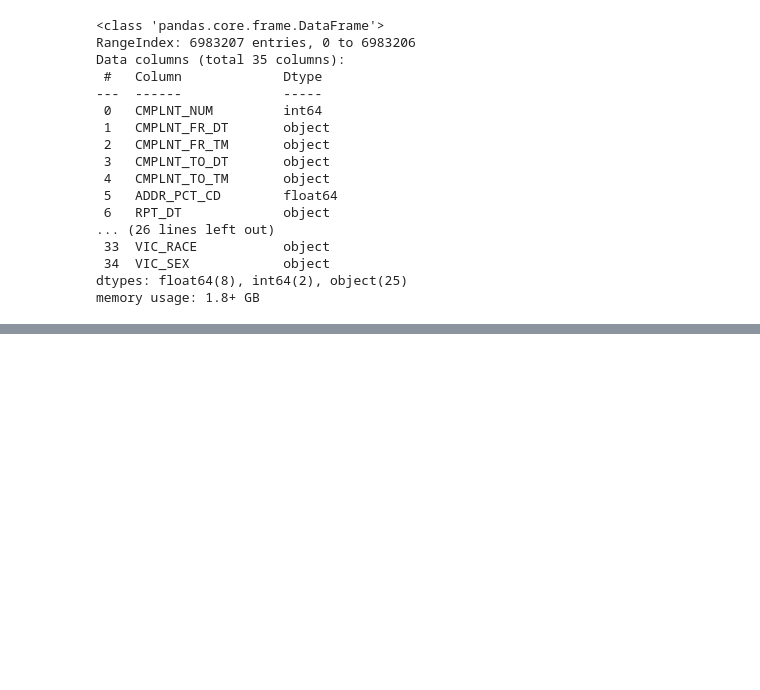
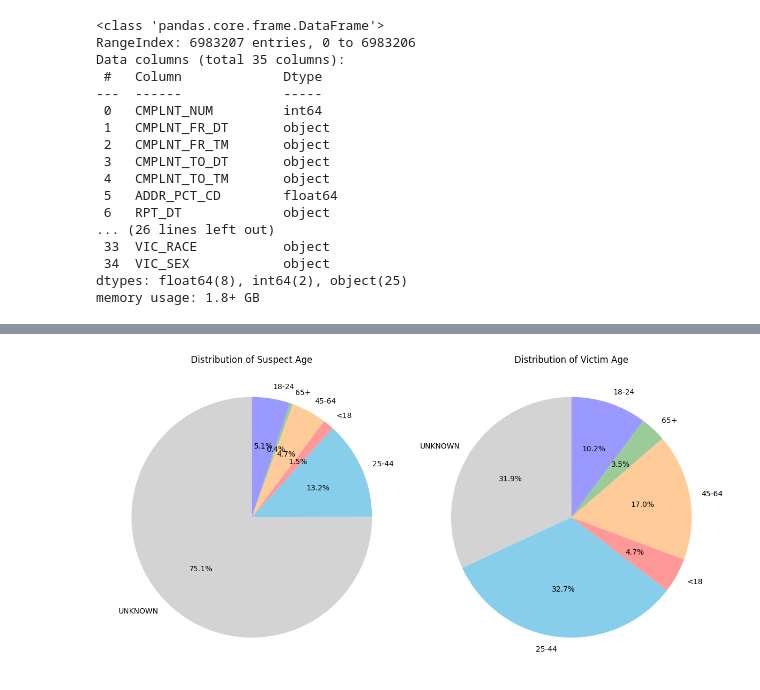
Before and after one commit to amenallahbenothmen/NYC_Crime_Complaint_Prediction, a Jupyter notebook: Data_Cleaning.ipynb, the cells around one changed output, grey strips where cells are left out. Cells and saved outputs as stored; diff of their text form; code cells hidden in the pictures; blank space fills up the shorter version.

```diff
--- a/Data_Cleaning.ipynb
+++ b/Data_Cleaning.ipynb
@@ -47,0 +447,4 @@ memory usage: 1.8+ GB
+# %%
+valid_age = ['UNKNOWN', '25-44', '<18', '45-64', '65+', '18-24']
+df.loc[~df['Suspect_Age'].isin(valid_age),'Suspect_Age'] = 'UNKNOWN'
+df.loc[~df['Victim_Age'].isin(valid_age),'Victim_Age'] = 'UNKNOWN'
@@ -47,0 +464,6 @@ memory usage: 1.8+ GB
+# %%
+df['Suspect_Race'] = df['Suspect_Race'].fillna('UNKNOWN')
+df['Victim_Race'] = df['Victim_Race'].fillna('UNKNOWN')
+
+df['Suspect_Gender'] = df['Suspect_Gender'].fillna('U')
+df['Victim_Gender'] = df['Victim_Gender'].fillna('U')
@@ -47,0 +491,3 @@ memory usage: 1.8+ GB
+# %%
+df['End_Datetime'] = df['End_Datetime'].fillna(df['Start_Datetime'])
+df['Duration_Hours'] = df['Duration_Hours'].fillna(0)
@@ -47,0 +505,2 @@ memory usage: 1.8+ GB
+# %%
+df.dropna(inplace=True)
@@ -47,0 +529,38 @@ memory usage: 1.8+ GB
+# %%
+valid_age = ['UNKNOWN', '25-44', '<18', '45-64', '65+', '18-24']
+colors = ['#D3D3D3', '#87CEEB', '#FF9999', '#FFCC99', '#99CC99', '#9999FF']  # Define a color for each category
+
+# Ensure the same order and colors for both charts
+suspect_age_counts = df['Suspect_Age'].value_counts().reindex(valid_age, fill_value=0)
+victim_age_counts = df['Victim_Age'].value_counts().reindex(valid_age, fill_value=0)
+
+# Create a 1x2 grid for pie charts
+fig, axes = plt.subplots(1, 2, figsize=(12, 6))
+
+# Pie chart for Suspect_Age
+suspect_age_counts.plot.pie(
+    autopct='%1.1f%%',
+    startangle=90,
+    colors=colors,
+    ax=axes[0],
+    legend=False
+)
+axes[0].set_ylabel('')
+axes[0].set_title('Distribution of Suspect Age')
+
+# Pie chart for Victim_Age
+victim_age_counts.plot.pie(
+    autopct='%1.1f%%',
+    startangle=90,
+    colors=colors,
+    ax=axes[1],
+    legend=False
+)
+axes[1].set_ylabel('')
+axes[1].set_title('Distribution of Victim Age')
+
+# Adjust layout for better visibility
+plt.tight_layout()
+plt.show()
+# %% [output]
+[figure, added]
```
Also changed, not shown: parts of 47 cells of this notebook.
